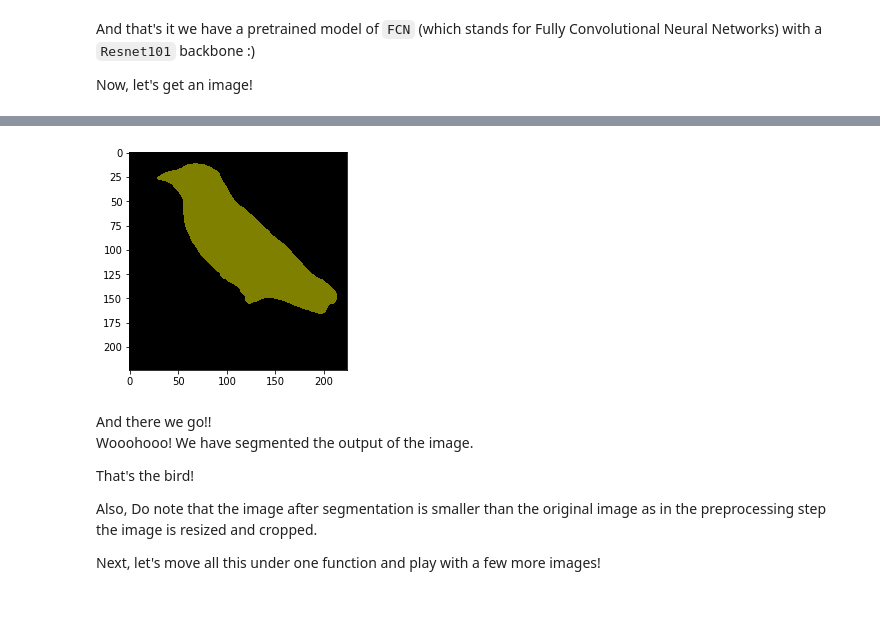
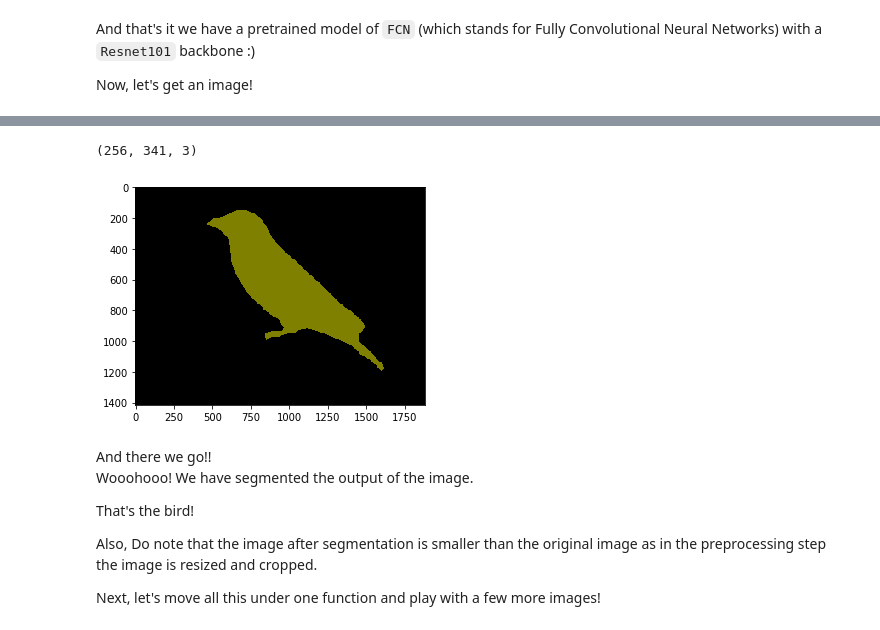
Before and after one commit to hrumst/ML, a Jupyter notebook: competition_7_pytorch.ipynb, the cells around one changed output, grey strips where cells are left out. Drawn from its saved outputs; the diff is of its cells as text; code cells hidden in the pictures.

```diff
--- a/competition_7_pytorch.ipynb
+++ b/competition_7_pytorch.ipynb
@@ -193,7 +96,6 @@ corresponding color.
 # %%
 # Define the helper function
-def decode_segmap(image, nc=21):
-
+def decode_segmap(image, original_image, nc=21):
   label_colors = np.array([(0, 0, 0),  # 0=background
                # 1=aeroplane, 2=bicycle, 3=bird, 4=boat, 5=bottle
                (128, 0, 0), (0, 128, 0), (128, 128, 0), (0, 0, 128), (128, 0, 128),
@@ -215,4 +117,8 @@ def decode_segmap(image, nc=21):
     b[idx] = label_colors[l, 2]
 
   rgb = np.stack([r, g, b], axis=2)
-  return rgb
+
+  print(rgb.shape)
+  w, h, _ = np.array(original_image).shape
+  uimg = Image.fromarray(rgb.astype('uint8'))
+  return np.array(uimg.resize((h, w)))
@@ -238,8 +125,9 @@ Okay! Now, let's use this function to see the final segmented output!
 # %%
-rgb = decode_segmap(om)
+rgb = decode_segmap(om, img)
 plt.imshow(rgb); plt.show()
 # %% [output]
+(256, 341, 3)
-[figure, old version]
+[figure, new version]
 # %% [markdown]
 And there we go!!<br/>
 Wooohooo! We have segmented the output of the image.
```
Also changed, not shown: parts of 17 cells of this notebook.
